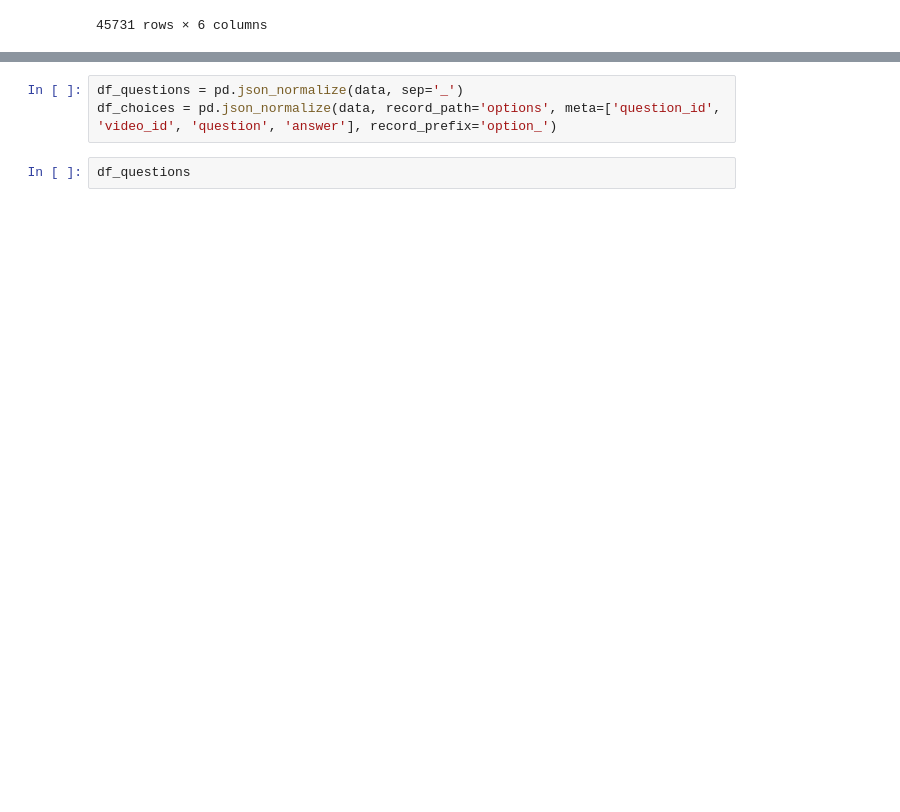
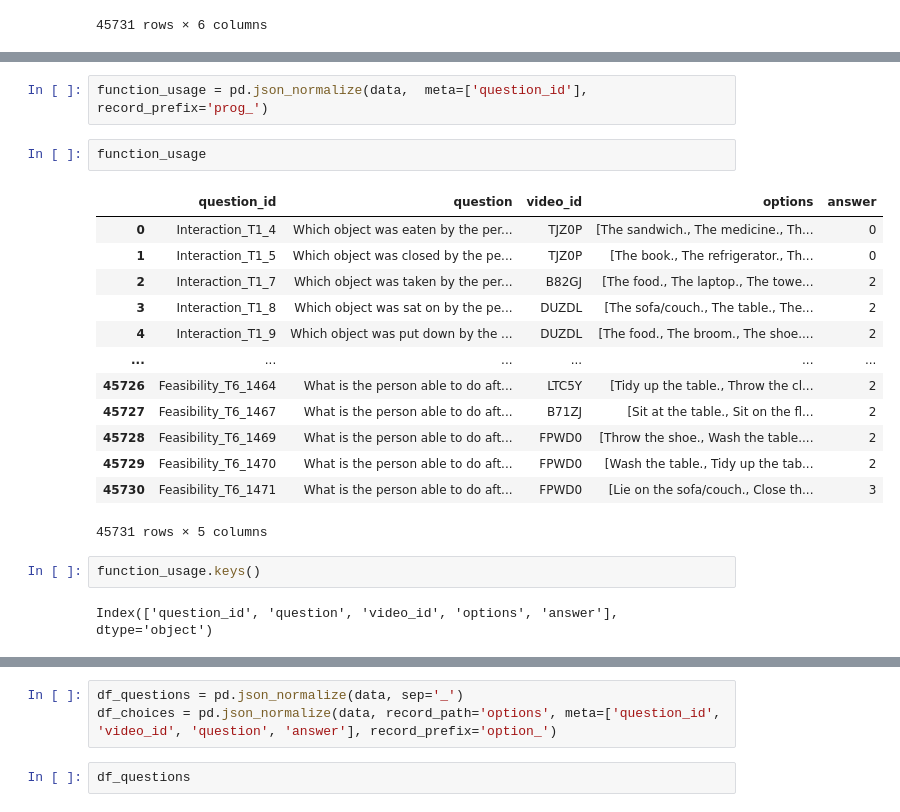
Before and after one commit to calcumich/flipped-gf, a Jupyter notebook: Star_EDA.ipynb, the cells around one changed output, grey strips where cells are left out. Cells and saved outputs as stored; diff of their text form; blank space fills up the shorter version.

```diff
--- a/Star_EDA.ipynb
+++ b/Star_EDA.ipynb
@@ -145,0 +230,22 @@ print(function_usage['prog_function'].value_counts())
+# %%
+function_usage = pd.json_normalize(data,  meta=['question_id'], record_prefix='prog_')
+# %%
+function_usage
+# %% [output]
+|  | question_id | question | video_id | options | answer |
+| 0 | Interaction_T1_4 | Which object was eaten by the per... | TJZ0P | [The sandwich., The medicine., Th... | 0 |
+| 1 | Interaction_T1_5 | Which object was closed by the pe... | TJZ0P | [The book., The refrigerator., Th... | 0 |
+| 2 | Interaction_T1_7 | Which object was taken by the per... | B82GJ | [The food., The laptop., The towe... | 2 |
+| 3 | Interaction_T1_8 | Which object was sat on by the pe... | DUZDL | [The sofa/couch., The table., The... | 2 |
+| 4 | Interaction_T1_9 | Which object was put down by the ... | DUZDL | [The food., The broom., The shoe.... | 2 |
+| ... | ... | ... | ... | ... | ... |
+| 45726 | Feasibility_T6_1464 | What is the person able to do aft... | LTC5Y | [Tidy up the table., Throw the cl... | 2 |
+| 45727 | Feasibility_T6_1467 | What is the person able to do aft... | B71ZJ | [Sit at the table., Sit on the fl... | 2 |
+| 45728 | Feasibility_T6_1469 | What is the person able to do aft... | FPWD0 | [Throw the shoe., Wash the table.... | 2 |
+| 45729 | Feasibility_T6_1470 | What is the person able to do aft... | FPWD0 | [Wash the table., Tidy up the tab... | 2 |
+| 45730 | Feasibility_T6_1471 | What is the person able to do aft... | FPWD0 | [Lie on the sofa/couch., Close th... | 3 |
+45731 rows × 5 columns
+# %%
+function_usage.keys()
+# %% [output]
+Index(['question_id', 'question', 'video_id', 'options', 'answer'], dtype='object')
```
Also changed, not shown: parts of 44 cells of this notebook.
